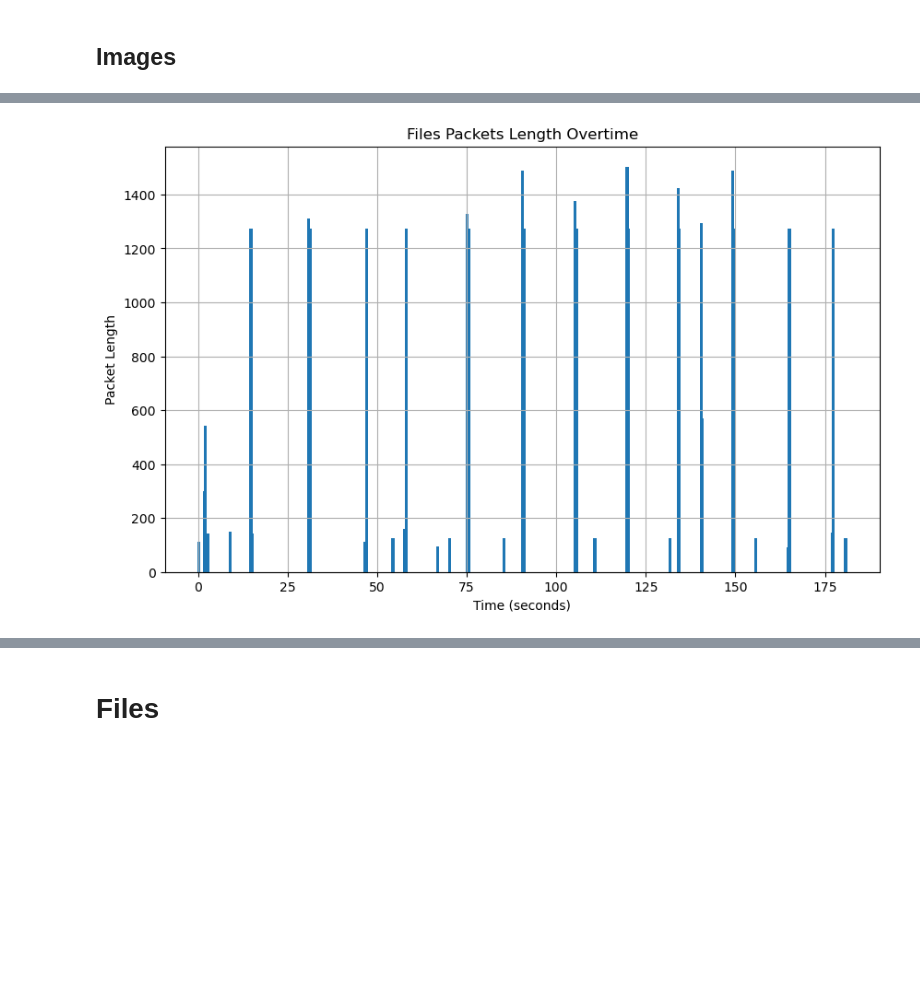
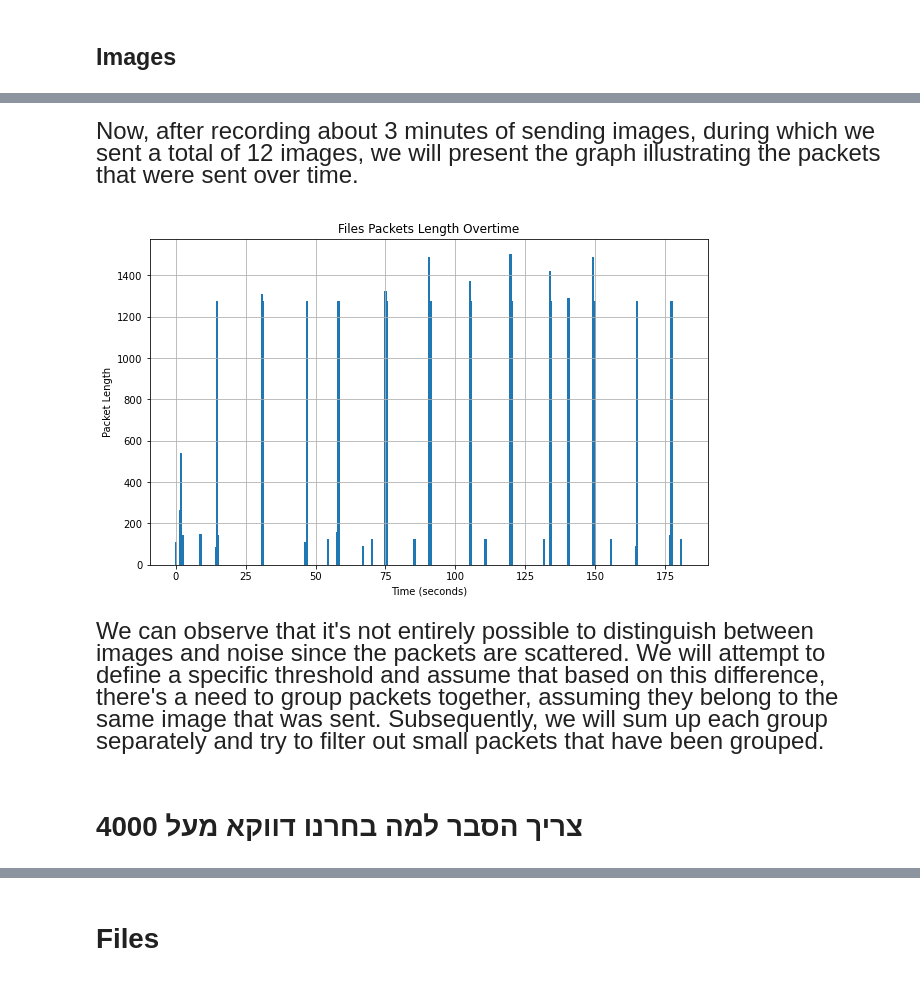
Before and after one commit to Kfirul/Computer_Networks_Final_Project, a Jupyter notebook: Computers Network.ipynb, the cells around one changed output, grey strips where cells are left out. Cells and saved outputs as stored; diff of their text form; code cells hidden in the pictures; blank space fills up the shorter version.

```diff
--- a/Computers Network.ipynb
+++ b/Computers Network.ipynb
@@ -112,0 +201,7 @@ plt.show()
+# %%
+# Read the CSV file into a DataFrame
+# data_Images = pd.read_csv('C:\\Users\\USER\\Desktop\\CsvFiles\\Images.csv')
+data_Images = pd.read_csv('C:\\NetworkProject\\CsvFiles\\Images.csv')
+data_Images = data_Images.drop(['No.'] , axis=1)
+data_Images['Delay'] = pd.to_numeric(data_Images['Time']).diff()
+data_Images
@@ -113,24 +222,42 @@ plt.show()
+# %% [markdown]
+<span style="font-size: x-large;">
+
+
+Now, after recording about 3 minutes of sending images, during which we sent a total of 12 images, we will present the graph illustrating the packets that were sent over time.
+
+
+
+
+</span>
 # %%
-# Read the CSV file into a DataFrame
-data_Video = pd.read_csv('C:\\Users\\USER\\Desktop\\CsvFiles\\Images.csv')
-data_Video = data_Video.drop(['No.'] , axis=1)
-data_Video['Delay'] = pd.to_numeric(data_Video['Time']).diff()
 
 # Convert 'Time' column to numeric (seconds)
-data_Video['Time'] = pd.to_numeric(data_Video['Time'])
+data_Images['Time'] = pd.to_numeric(data_Images['Time'])
 # Extract the "Length" column and calculate the Ethernet payload lengths
-data_Files_Length = data_Video['Length']  # Subtract Ethernet header length (14 bytes)
+data_Images_Length = data_Images['Length']  # Subtract Ethernet header length (14 bytes)
 
 # Create the bar graph
 plt.figure(figsize=(10, 6))  # Adjust the figure size as needed
-plt.bar(data_Video['Time'], data_Files_Length)  # Use 'Time' column for x-axis
+plt.bar(data_Images['Time'], data_Images_Length)  # Use 'Time' column for x-axis
 plt.xlabel('Time (seconds)')  # Set x-axis label
 plt.ylabel('Packet Length')
 plt.title('Files Packets Length Overtime')
 plt.grid(True)
 plt.show()
 # %% [output]
-[figure, old version]
+[figure, new version]
+# %% [markdown]
+<span style="font-size: x-large;">
+
+
+We can observe that it's not entirely possible to distinguish between images and noise since the packets are scattered. We will attempt to define a specific threshold and assume that based on this difference, there's a need to group packets together, assuming they belong to the same image that was sent. Subsequently, we will sum up each group separately and try to filter out small packets that have been grouped.
+
+
+
+
+</span>
+# %% [markdown]
+# צריך הסבר למה בחרנו דווקא מעל 4000
 # %%
 
 # Set the threshold interval
```
Also changed, not shown: parts of 85 cells of this notebook, 2 other files.
